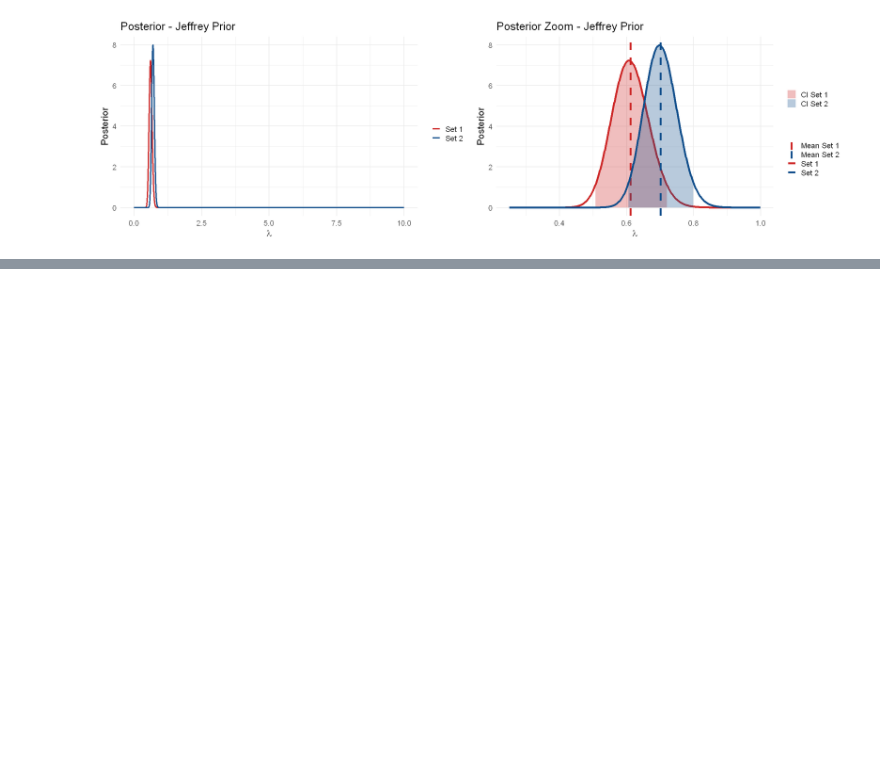
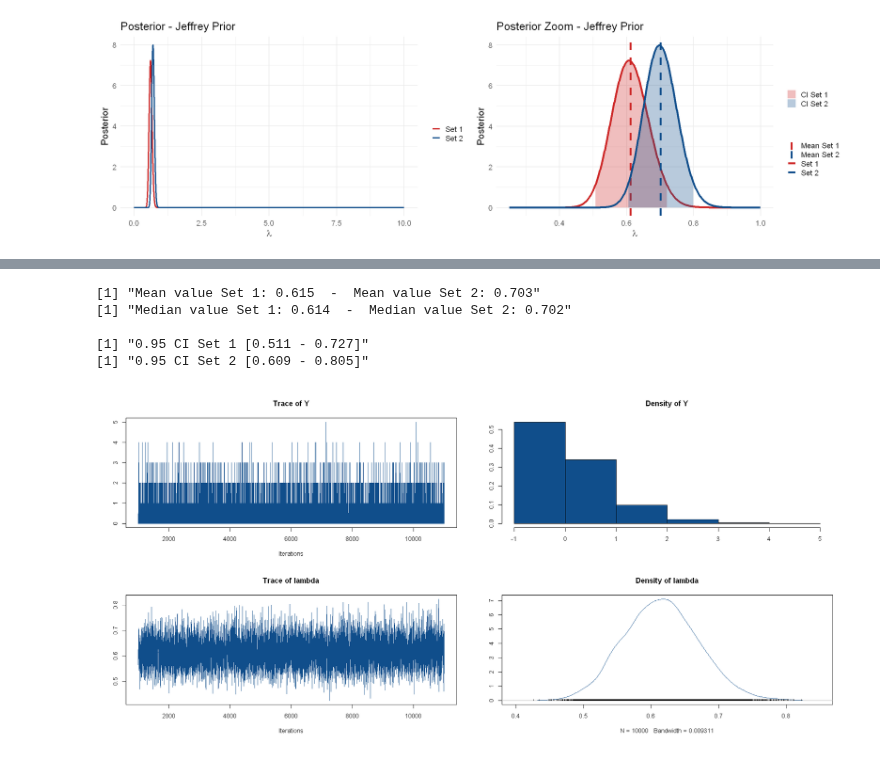
Before and after one commit to Berto70/advstat, a Jupyter notebook: ex6/Bertinelli_Gabriele_Rlab06.ipynb, the cells around one changed output, grey strips where cells are left out. Drawn from its saved outputs; the diff is of its cells as text; code cells hidden in the pictures; blank space fills up the shorter version.

```diff
--- a/ex6/Bertinelli_Gabriele_Rlab06.ipynb
+++ b/ex6/Bertinelli_Gabriele_Rlab06.ipynb
@@ -249,0 +251,26 @@ Warning message:
+# %%
+data1 <- NULL
+data1$X <- n1 # Set of observations
+
+data2 <- NULL
+data2$X<- n2 # Set of observations
+# %%
+model = 'jm_ex6.2_unif.bug'
+
+jm1 <- jags.model(model, data1)
+jm2 <- jags.model(model, data2)
+
+#update the Markov chain (burn-in) and plot
+update(jm1, 1000)
+chain1 <- coda.samples(jm1, c('lambda','Y'), n.iter=10000)
+
+update(jm2, 1000)
+chain2 <- coda.samples(jm2, c('lambda', 'Y'), n.iter=10000)
+
+cat(paste('Chain 1 summary'))
+print(summary(chain1))
+
+cat('\n\n\n')
+
+cat(paste('Chain 2 summary'))
+print(summary(chain2))
@@ -249,0 +295,34 @@ Warning message:
+# %%
+chain1.df <- as.data.frame(as.mcmc(chain1))
+chain2.df <- as.data.frame(as.mcmc(chain2))
+# %%
+y.mean.1 <- summary(chain1)$statistics[1,1]
+l.mean.1 <- summary(chain1)$statistics[2,1]
+y.mean.2 <- summary(chain2)$statistics[1,1]
+l.mean.2 <- summary(chain2)$statistics[2,1]
+
+l.med.1 <- summary(chain1)$quantiles[2,3]
+l.med.2 <- summary(chain2)$quantiles[2,3]
+
+print(sprintf('Mean value Set 1: %.3f  -  Mean value Set 2: %.3f', l.mean.1, l.mean.2))
+print(sprintf('Median value Set 1: %.3f  -  Median value Set 2: %.3f', l.med.1, l.med.2))
+cat('\n')
+
+l.lo.ci.1 <- summary(chain1)$quantiles[2,1]
+l.up.ci.1 <- summary(chain1)$quantiles[2,5]
+l.lo.ci.2 <- summary(chain2)$quantiles[2,1]
+l.up.ci.2 <- summary(chain2)$quantiles[2,5]
+
+print(sprintf('0.95 CI Set 1 [%.3f - %.3f]', l.lo.ci.1, l.up.ci.1))
+print(sprintf('0.95 CI Set 2 [%.3f - %.3f]', l.lo.ci.2, l.up.ci.2))
+# %% [output]
+[1] "Mean value Set 1: 0.615  -  Mean value Set 2: 0.703"
+[1] "Median value Set 1: 0.614  -  Median value Set 2: 0.702"
+
+[1] "0.95 CI Set 1 [0.511 - 0.727]"
+[1] "0.95 CI Set 2 [0.609 - 0.805]"
+# %%
+options(repr.plot.width = 17, repr.plot.height = 8)
+plot(chain1, col='dodgerblue4')
+# %% [output]
+[figure, added]
```
Also changed, not shown: parts of 3 cells of this notebook.
